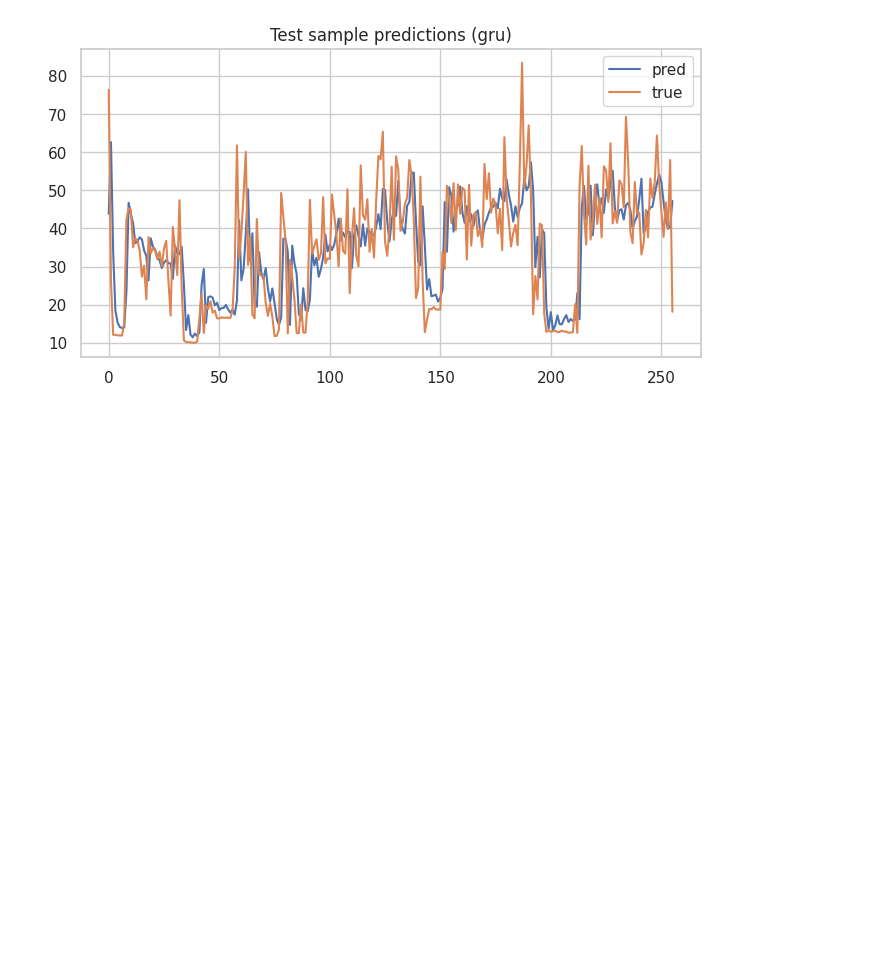
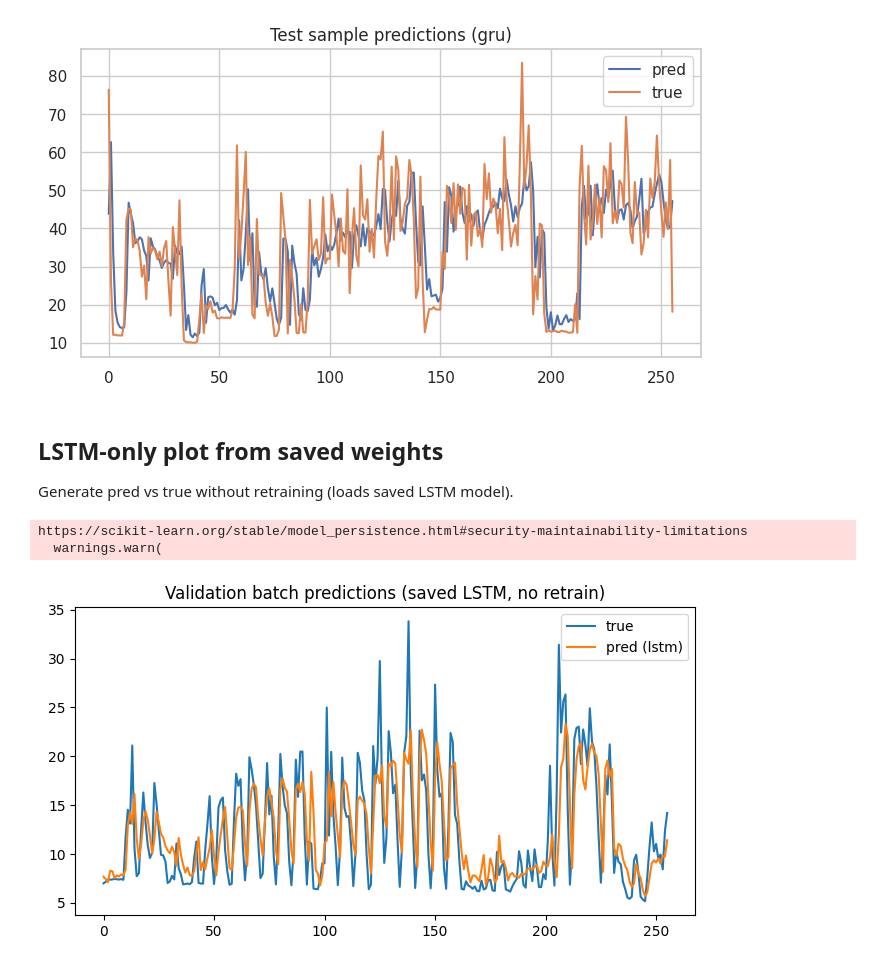
Before and after one commit to HolikGellert/Projektmunka, a Jupyter notebook: prediction/notebooks/prediction_workflow.ipynb, the cells around one changed output. Drawn from its saved outputs; the diff is of its cells as text; code cells hidden in the pictures; blank space fills up the shorter version.

Commit message:
Refine Streamlit models and add LSTM plots

```diff
--- a/prediction/notebooks/prediction_workflow.ipynb
+++ b/prediction/notebooks/prediction_workflow.ipynb
@@ -454,3 +454,71 @@ plt.legend()
 plt.show()
 # %% [output]
 [figure]
+# %% [markdown]
+## LSTM-only plot from saved weights
+Generate pred vs true without retraining (loads saved LSTM model).
+# %%
+import sys
+from pathlib import Path
+import torch
+import joblib
+import matplotlib.pyplot as plt
+
+# Locate repo root containing prediction/
+CANDIDATES = [
+    Path.cwd(),
+    Path.cwd().parent,
+    Path('/content/Projektmunka'),
+    Path('/Users/leibi/Projektmunka/Projektmunka'),
+]
+repo_root = None
+for cand in CANDIDATES:
+    if (cand / 'prediction').is_dir():
+        repo_root = cand
+        sys.path.insert(0, str(cand))
+        break
+if repo_root is None:
+    raise ModuleNotFoundError('prediction package not found; please set repo_root manually')
+
+from prediction.config import PredictionConfig as Config
+from prediction.src.models import LSTMRegressor
+from prediction.src.data_prep import PredictionDataPrep
+from prediction.src.train_utils import make_loader
+
+# Build sequences and scaler
+prep = PredictionDataPrep()
+merged = prep.add_features(prep.load_raw())
+seq_data = prep.build_sequences(merged)
+X, y = seq_data.X, seq_data.y
+cap = 20000
+if len(X) > cap:
+    X = X[:cap]; y = y[:cap]
+scaler = joblib.load(Config.SCALER_PATH)
+shape = X.shape
+X_scaled = scaler.transform(X.reshape(-1, shape[-1])).reshape(shape)
+n = len(X_scaled); tst = int(n * Config.TEST_RATIO); val = int(n * Config.VAL_RATIO)
+train_end = n - tst - val; val_end = n - tst
+X_val, y_val = X_scaled[train_end:val_end], y[train_end:val_end]
+val_loader = make_loader(X_val, y_val, batch_size=Config.BATCH_SIZE, shuffle=False)
+
+# Load LSTM and plot
+lstm = LSTMRegressor(input_size=X.shape[-1])
+state = torch.load(Config.LSTM_MODEL_PATH, map_location=torch.device('cpu'))
+lstm.load_state_dict(state)
+lstm.eval()
+
+batch_X, batch_y = next(iter(val_loader))
+with torch.no_grad():
+    preds = lstm(batch_X).squeeze().cpu().numpy()
+truth = batch_y.squeeze().cpu().numpy()
+
+plt.figure(figsize=(8, 4))
+plt.plot(truth, label='true')
+plt.plot(preds, label='pred (lstm)')
+plt.title('Validation batch predictions (saved LSTM, no retrain)')
+plt.legend()
+plt.show()
+# %% [output]
+https://scikit-learn.org/stable/model_persistence.html#security-maintainability-limitations
+  warnings.warn(
+[figure, added]
```
Also changed, not shown: parts of 3 cells of this notebook, 2 other files.
